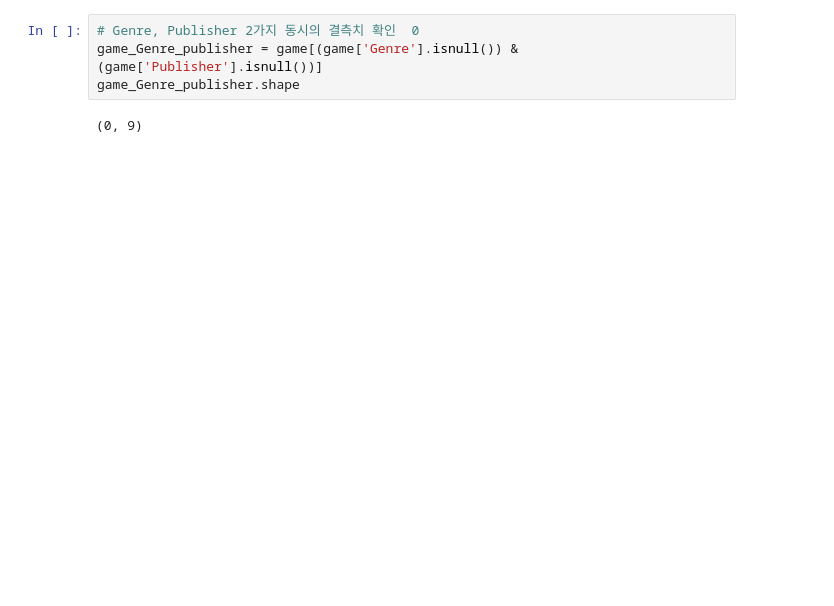
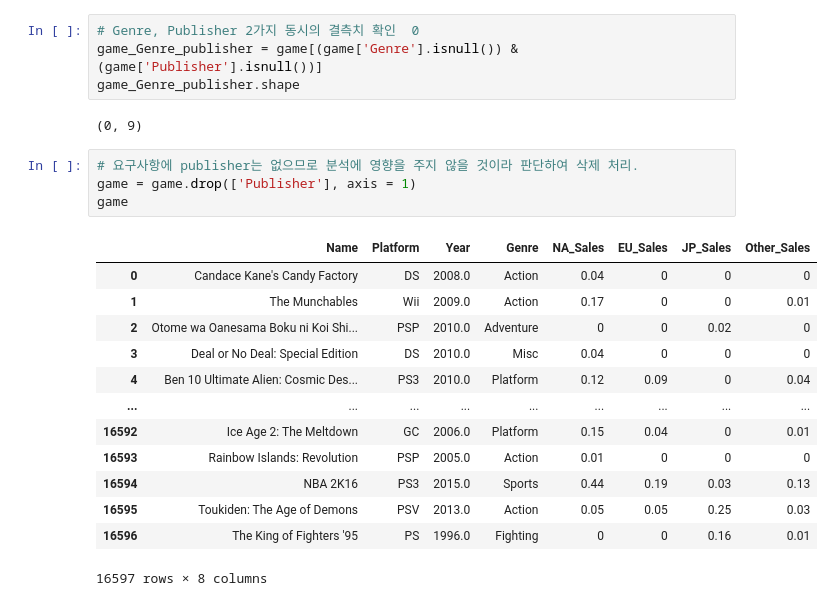
Before and after one commit to matHoYoung/AI_18_JHY_section1, a Jupyter notebook: AI_18_정호영_section1.ipynb, the cells around one changed output. Drawn from its saved outputs; the diff is of its cells as text; blank space fills up the shorter version.

```diff
--- a/AI_18_정호영_section1.ipynb
+++ b/AI_18_정호영_section1.ipynb
@@ -168,3 +168,21 @@ game_Genre_publisher = game[(game['Genre'].isnull()) & (game['Publisher'].isnull
 game_Genre_publisher.shape
 # %% [output]
 (0, 9)
+# %%
+# 요구사항에 publisher는 없으므로 분석에 영향을 주지 않을 것이라 판단하여 삭제 처리.
+game = game.drop(['Publisher'], axis = 1)
+game
+# %% [output]
+|  | Name | Platform | Year | Genre | NA_Sales | EU_Sales | JP_Sales | Other_Sales |
+| 0 | Candace Kane's Candy Factory | DS | 2008.0 | Action | 0.04 | 0 | 0 | 0 |
+| 1 | The Munchables | Wii | 2009.0 | Action | 0.17 | 0 | 0 | 0.01 |
+| 2 | Otome wa Oanesama Boku ni Koi Shi... | PSP | 2010.0 | Adventure | 0 | 0 | 0.02 | 0 |
+| 3 | Deal or No Deal: Special Edition | DS | 2010.0 | Misc | 0.04 | 0 | 0 | 0 |
+| 4 | Ben 10 Ultimate Alien: Cosmic Des... | PS3 | 2010.0 | Platform | 0.12 | 0.09 | 0 | 0.04 |
+| ... | ... | ... | ... | ... | ... | ... | ... | ... |
+| 16592 | Ice Age 2: The Meltdown | GC | 2006.0 | Platform | 0.15 | 0.04 | 0 | 0.01 |
+| 16593 | Rainbow Islands: Revolution | PSP | 2005.0 | Action | 0.01 | 0 | 0 | 0 |
+| 16594 | NBA 2K16 | PS3 | 2015.0 | Sports | 0.44 | 0.19 | 0.03 | 0.13 |
+| 16595 | Toukiden: The Age of Demons | PSV | 2013.0 | Action | 0.05 | 0.05 | 0.25 | 0.03 |
+| 16596 | The King of Fighters '95 | PS | 1996.0 | Fighting | 0 | 0 | 0.16 | 0.01 |
+16597 rows × 8 columns
```
Also changed, not shown: parts of 10 cells of this notebook.
